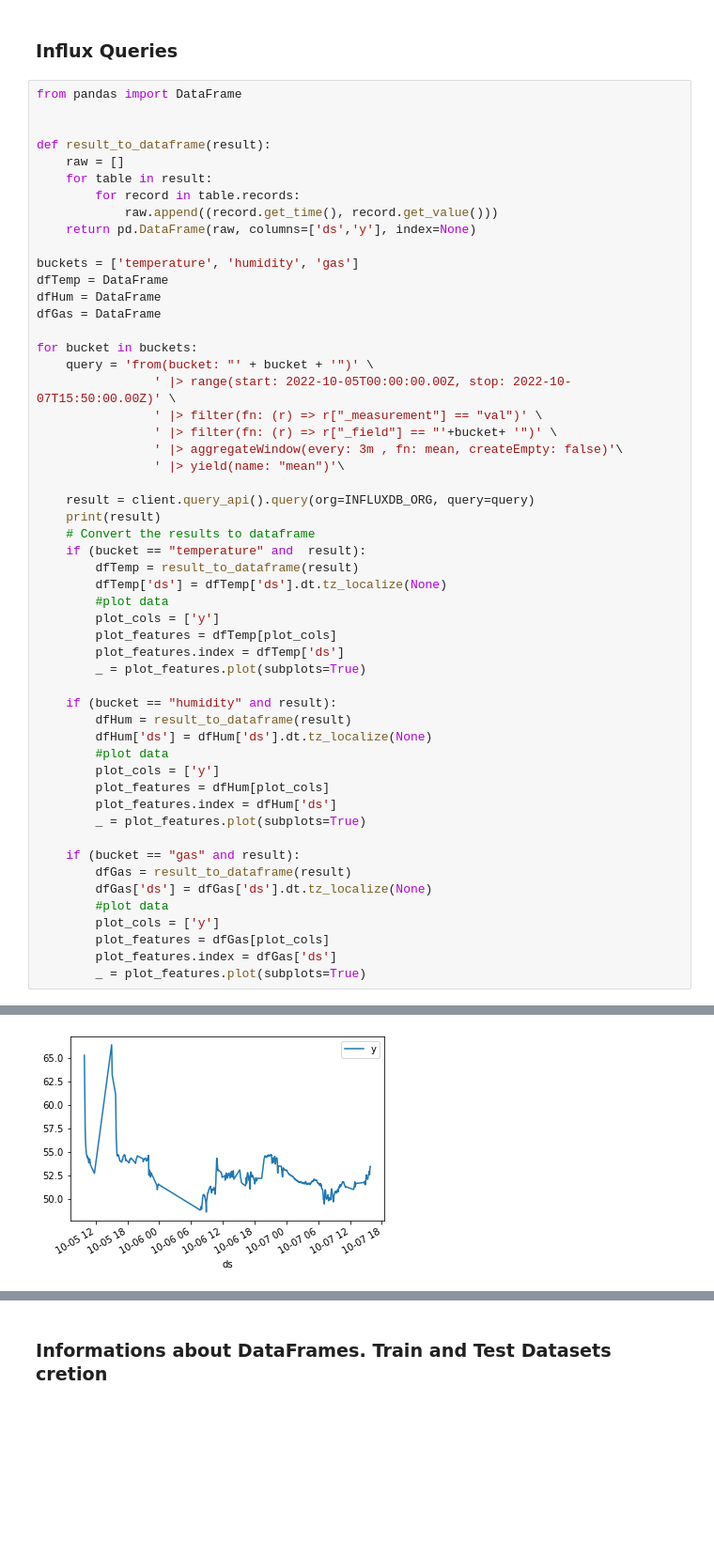
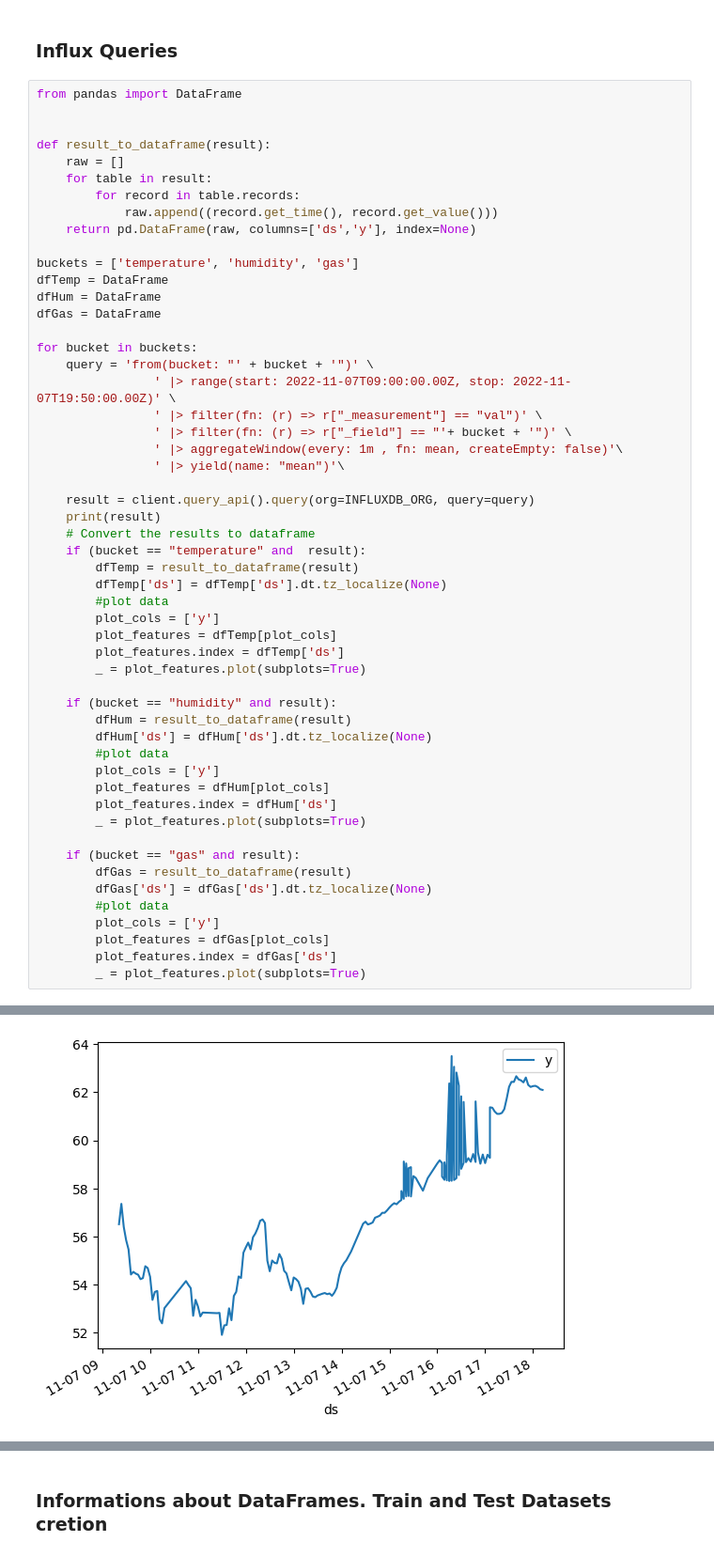
Before and after one commit to andiub97/iot-project, a Jupyter notebook: forecasting/ARIMA_Forecast.ipynb, the cells around one changed output, grey strips where cells are left out. Shown: that part at 94% size. Drawn from its saved outputs; the diff is of its cells as text; blank space fills up the shorter version.

```diff
--- a/forecasting/ARIMA_Forecast.ipynb
+++ b/forecasting/ARIMA_Forecast.ipynb
@@ -68,10 +68,10 @@ dfGas = DataFrame
 
 for bucket in buckets:
     query = 'from(bucket: "' + bucket + '")' \
-                ' |> range(start: 2022-10-05T00:00:00.00Z, stop: 2022-10-07T15:50:00.00Z)' \
+                ' |> range(start: 2022-11-07T09:00:00.00Z, stop: 2022-11-07T19:50:00.00Z)' \
                 ' |> filter(fn: (r) => r["_measurement"] == "val")' \
-                ' |> filter(fn: (r) => r["_field"] == "'+bucket+ '")' \
-                ' |> aggregateWindow(every: 3m , fn: mean, createEmpty: false)'\
+                ' |> filter(fn: (r) => r["_field"] == "'+ bucket + '")' \
+                ' |> aggregateWindow(every: 1m , fn: mean, createEmpty: false)'\
                 ' |> yield(name: "mean")'\
 
     result = client.query_api().query(org=INFLUXDB_ORG, query=query)
@@ -111 +111 @@ for bucket in buckets:
-[figure, old version]
+[figure, new version]
```
Also changed, not shown: parts of 9 cells of this notebook.
